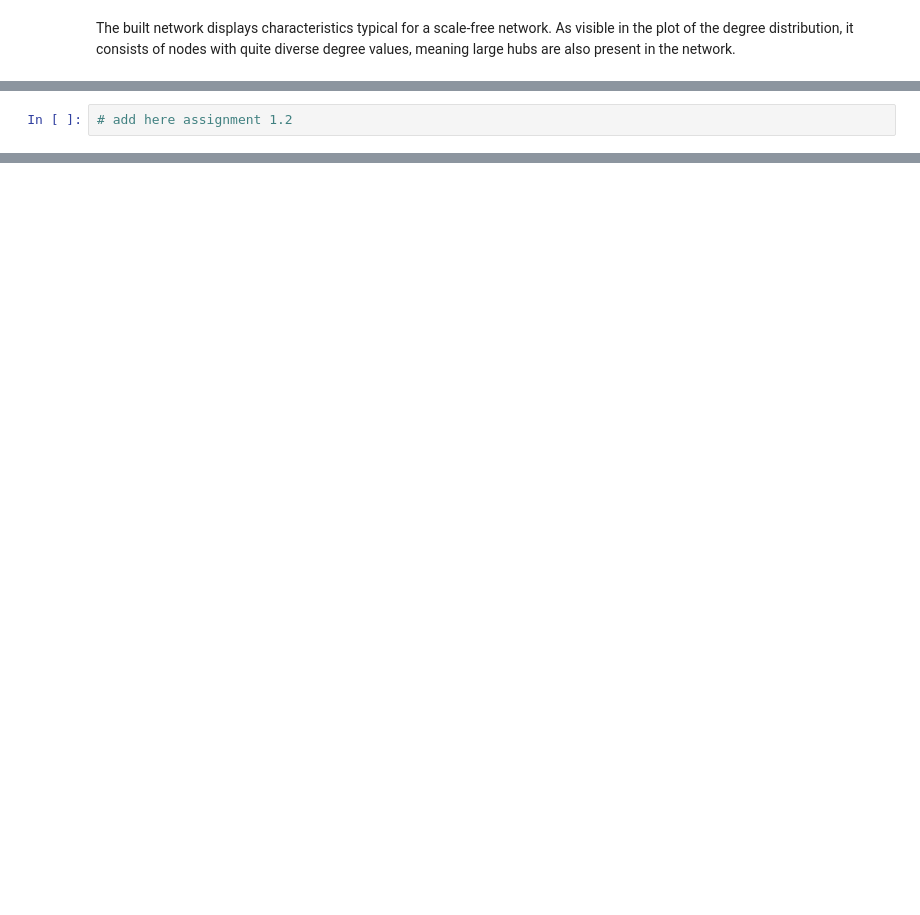
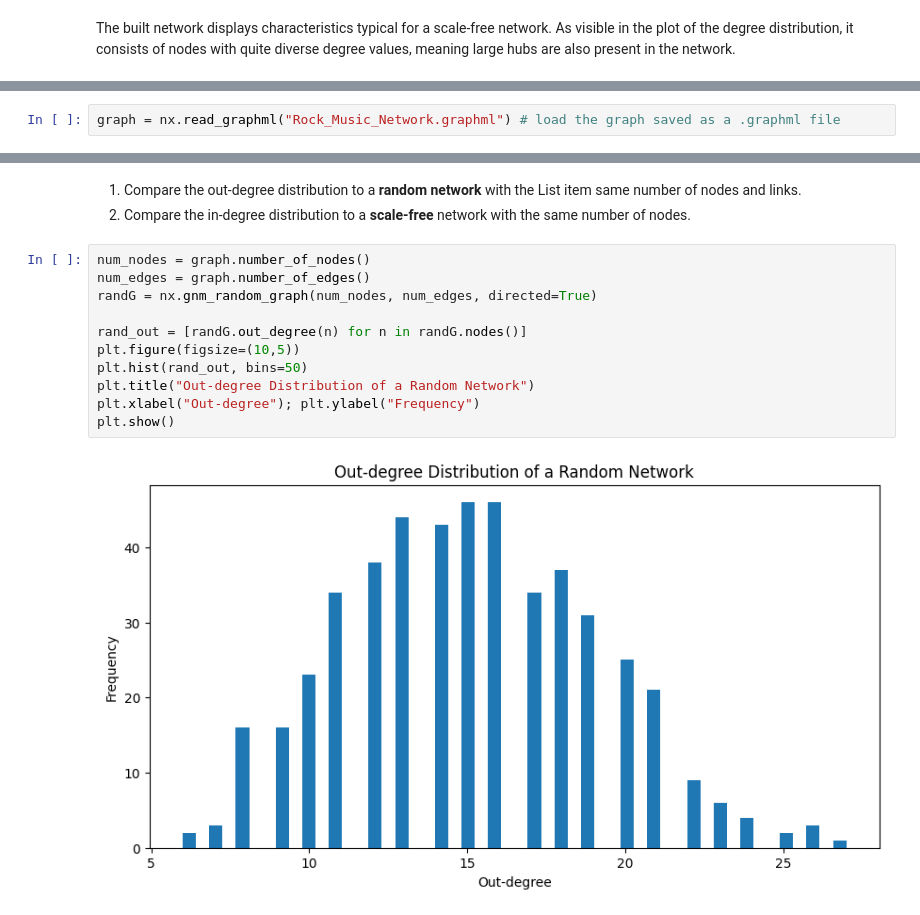
Before and after one commit to Azri-oss/Social_Graphs_Assignment_1, a Jupyter notebook: assignment1_group14.ipynb, the cells around one changed output, grey strips where cells are left out. Drawn from its saved outputs; the diff is of its cells as text; blank space fills up the shorter version.

Commit message:
Add Assignment 1.2 part

```diff
--- a/assignment1_group14.ipynb
+++ b/assignment1_group14.ipynb
@@ -219,2 +248,2 @@ The built network displays characteristics typical for a scale-free network. As
 # %%
-# add here assignment 1.2
+graph = nx.read_graphml("Rock_Music_Network.graphml") # load the graph saved as a .graphml file
@@ -220,0 +305,16 @@ The built network displays characteristics typical for a scale-free network. As
+# %% [markdown]
+1.   Compare the out-degree distribution to a **random network** with the List item same number of nodes and links.
+2.   Compare the in-degree distribution to a **scale-free** network with the same number of nodes.
+# %%
+num_nodes = graph.number_of_nodes()
+num_edges = graph.number_of_edges()
+randG = nx.gnm_random_graph(num_nodes, num_edges, directed=True)
+
+rand_out = [randG.out_degree(n) for n in randG.nodes()]
+plt.figure(figsize=(10,5))
+plt.hist(rand_out, bins=50)
+plt.title("Out-degree Distribution of a Random Network")
+plt.xlabel("Out-degree"); plt.ylabel("Frequency")
+plt.show()
+# %% [output]
+[figure, added]
```
Also changed, not shown: parts of 32 cells of this notebook, 1 other file.
